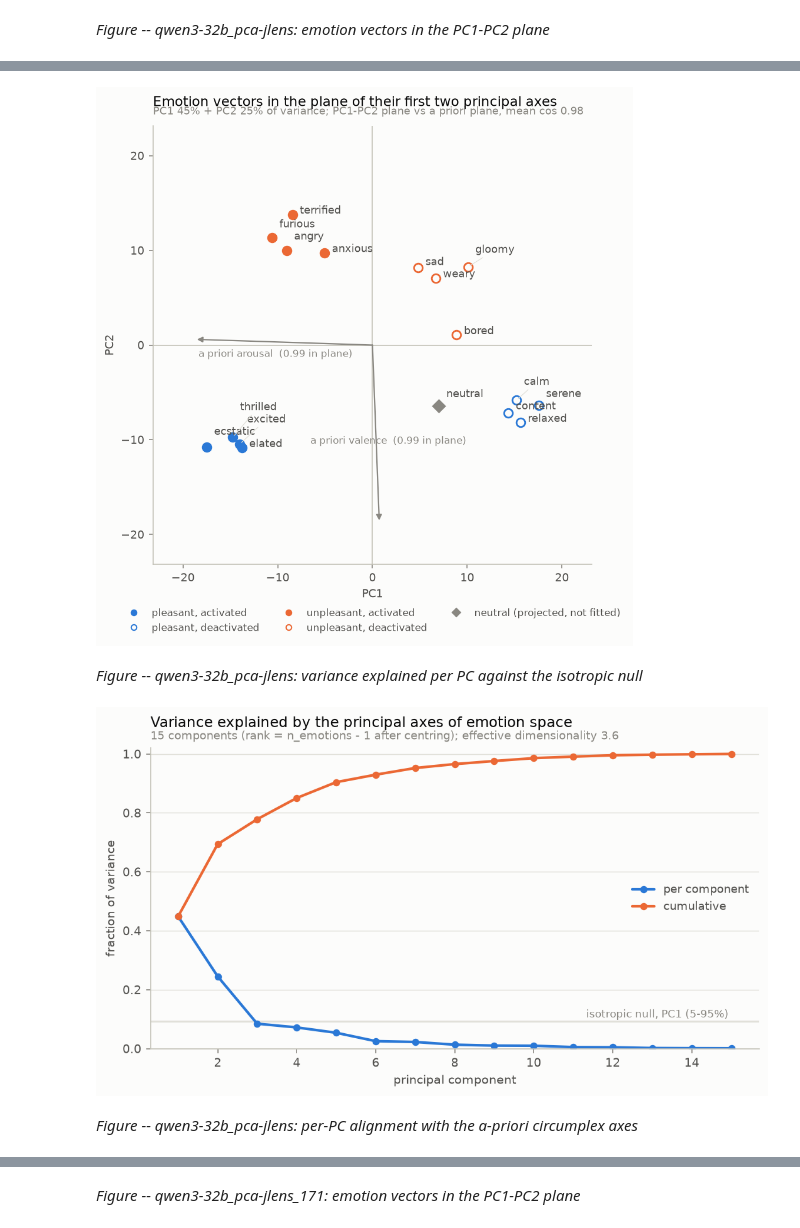
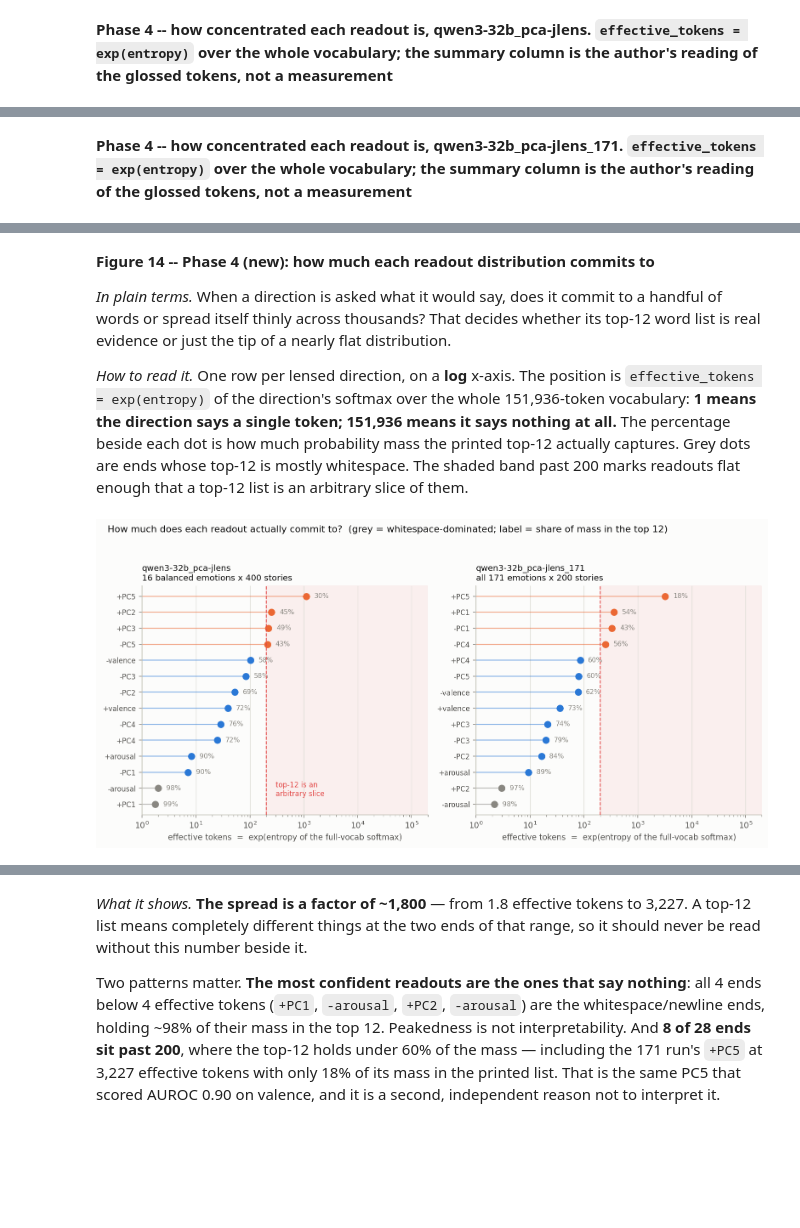
Before and after one commit to tristan-day-research/emotion_vector_perspectives, a Jupyter notebook: analysis/results_notebook.ipynb, the cells around one changed output, grey strips where cells are left out. Cells and saved outputs as stored; diff of their text form; code cells hidden in the pictures; blank space fills up the shorter version.

Commit message:
fixed phase 7 and 8

```diff
--- a/analysis/results_notebook.ipynb
+++ b/analysis/results_notebook.ipynb
@@ -907,12 +447,3 @@ valence axis actually lives in each plane.
 # %%
-emit("## 4. Phase 3 -- PCA", show=False)
-display(Markdown("### 4. Phase 3 -- existing figures"))
-
-for key in RUN_KEYS:
-    for fname, what in [
-        ("phase3_pc1_pc2_scatter.png", "emotion vectors in the PC1-PC2 plane"),
-        ("phase3_variance_explained.png", "variance explained per PC against the isotropic null"),
-        ("phase3_alignment.png", "per-PC alignment with the a-priori circumplex axes"),
-    ]:
-        emit_existing_fig(phases(key) / fname, f"{RUNS[key]}: {what}")
+S.phase4_shape()
 # %% [output]
@@ -920 +451 @@ for key in RUN_KEYS:
-*Figure -- qwen3-32b_pca-jlens: emotion vectors in the PC1-PC2 plane*
+**Phase 4 -- how concentrated each readout is, qwen3-32b_pca-jlens. `effective_tokens = exp(entropy)` over the whole vocabulary; the summary column is the author's reading of the glossed tokens, not a measurement**
@@ -920,0 +467 @@ for key in RUN_KEYS:
+**Phase 4 -- how concentrated each readout is, qwen3-32b_pca-jlens_171. `effective_tokens = exp(entropy)` over the whole vocabulary; the summary column is the author's reading of the glossed tokens, not a measurement**
@@ -921,4 +483,6 @@ for key in RUN_KEYS:
+**Figure 14 -- Phase 4 (new): how much each readout distribution commits to**
+
+*In plain terms.* When a direction is asked what it would say, does it commit to a handful of words or spread itself thinly across thousands? That decides whether its top-12 word list is real evidence or just the tip of a nearly flat distribution.
+
+*How to read it.* One row per lensed direction, on a **log** x-axis. The position is `effective_tokens = exp(entropy)` of the direction's softmax over the whole 151,936-token vocabulary: **1 means the direction says a single token; 151,936 means it says nothing at all.** The percentage beside each dot is how much probability mass the printed top-12 actually captures. Grey dots are ends whose top-12 is mostly whitespace. The shaded band past 200 marks readouts flat enough that a top-12 list is an arbitrary slice of them.
-[figure, old version]
+[figure, new version]
-*Figure -- qwen3-32b_pca-jlens: variance explained per PC against the isotropic null*
-[figure, removed]
-*Figure -- qwen3-32b_pca-jlens: per-PC alignment with the a-priori circumplex axes*
@@ -926 +489,3 @@ for key in RUN_KEYS:
-*Figure -- qwen3-32b_pca-jlens_171: emotion vectors in the PC1-PC2 plane*
+*What it shows.* **The spread is a factor of ~1,800** — from 1.8 effective tokens to 3,227. A top-12 list means completely different things at the two ends of that range, so it should never be read without this number beside it.
+
+Two patterns matter. **The most confident readouts are the ones that say nothing**: all 4 ends below 4 effective tokens (`+PC1`, `-arousal`, `+PC2`, `-arousal`) are the whitespace/newline ends, holding ~98% of their mass in the top 12. Peakedness is not interpretability. And **8 of 28 ends sit past 200**, where the top-12 holds under 60% of the mass — including the 171 run's `+PC5` at 3,227 effective tokens with only 18% of its mass in the printed list. That is the same PC5 that scored AUROC 0.90 on valence, and it is a second, independent reason not to interpret it.
```
Also changed, not shown: parts of 51 cells of this notebook, 40 other files.
